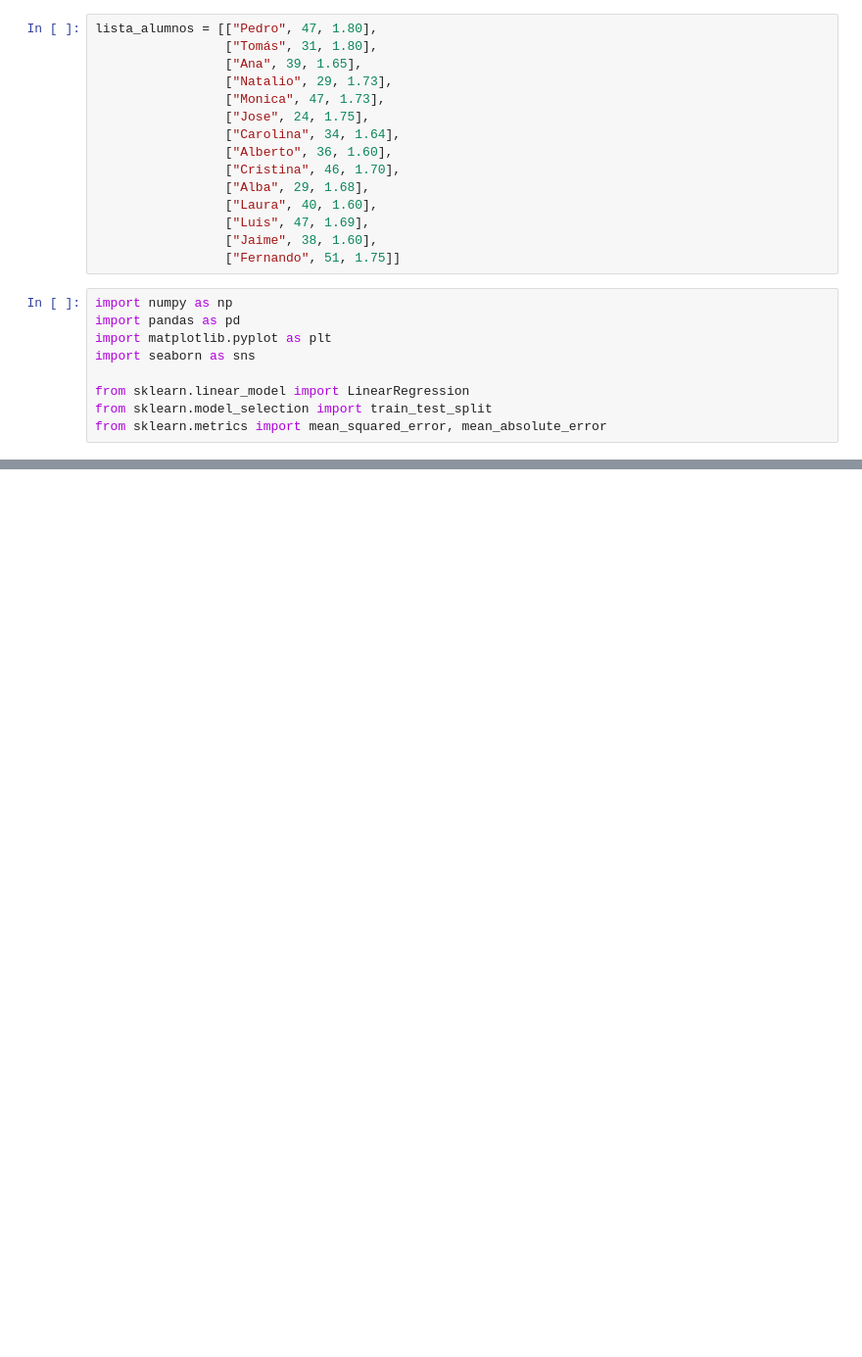
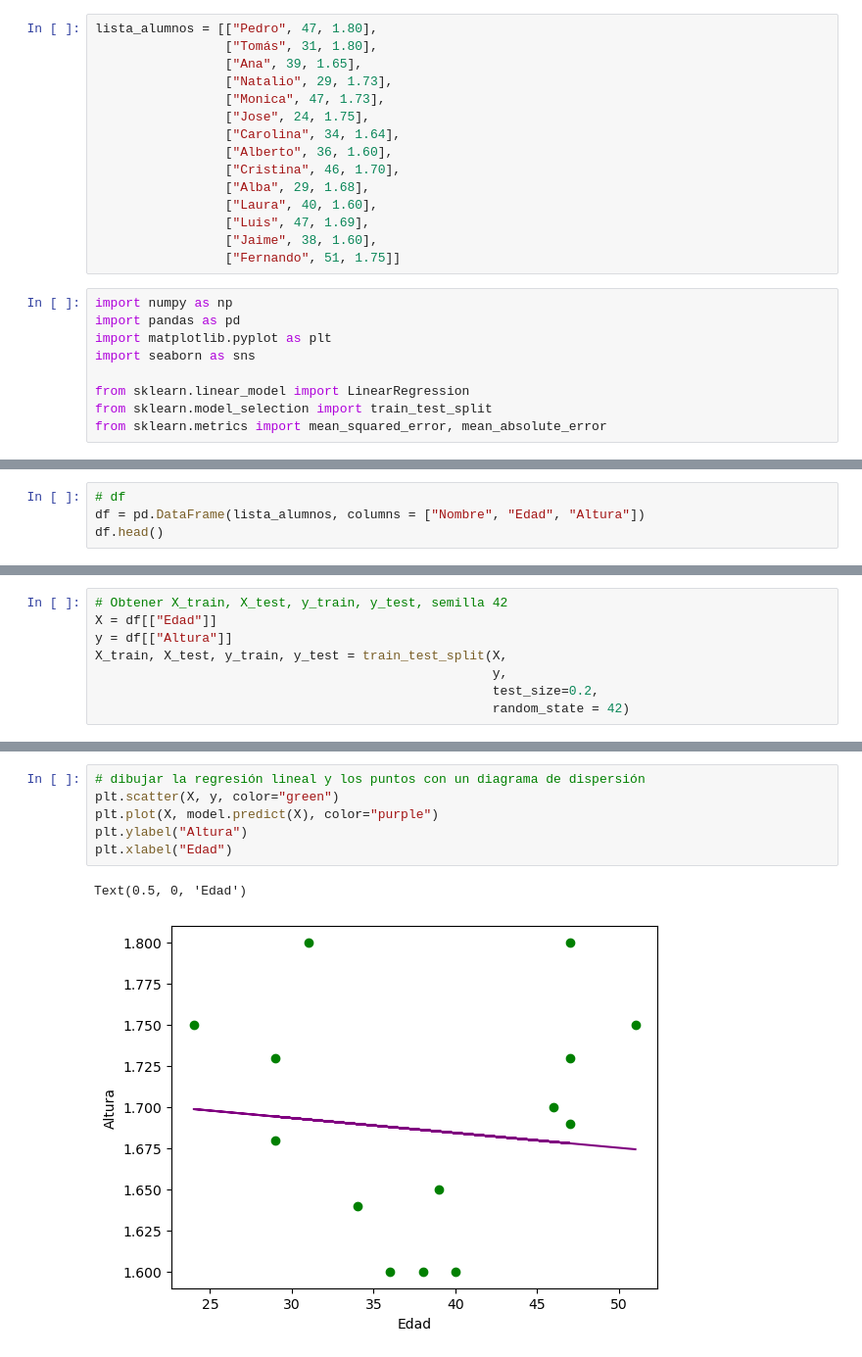
Before and after one commit to nichoces/dsft-jun23, a Jupyter notebook: 3_Machine_learning/3.2_Supervisado/3.2.1_Linear_Regression/1 Height - Clase.ipynb, the cells around one changed output, grey strips where cells are left out. Shown at 98% size. Cells and saved outputs as stored; diff of their text form; blank space fills up the shorter version.

```diff
--- a/3_Machine_learning/3.2_Supervisado/3.2.1_Linear_Regression/1 Height - Clase.ipynb
+++ b/3_Machine_learning/3.2_Supervisado/3.2.1_Linear_Regression/1 Height - Clase.ipynb
@@ -41,0 +33,4 @@ from sklearn.metrics import mean_squared_error, mean_absolute_error
+# %%
+# df
+df = pd.DataFrame(lista_alumnos, columns = ["Nombre", "Edad", "Altura"])
+df.head()
@@ -41,0 +57,8 @@ from sklearn.metrics import mean_squared_error, mean_absolute_error
+# %%
+# Obtener X_train, X_test, y_train, y_test, semilla 42
+X = df[["Edad"]]
+y = df[["Altura"]]
+X_train, X_test, y_train, y_test = train_test_split(X,
+                                                    y,
+                                                    test_size=0.2,
+                                                    random_state = 42)
@@ -41,0 +78,9 @@ from sklearn.metrics import mean_squared_error, mean_absolute_error
+# %%
+# dibujar la regresión lineal y los puntos con un diagrama de dispersión
+plt.scatter(X, y, color="green")
+plt.plot(X, model.predict(X), color="purple")
+plt.ylabel("Altura")
+plt.xlabel("Edad")
+# %% [output]
+Text(0.5, 0, 'Edad')
+[figure, added]
```
Also changed, not shown: parts of 30 cells of this notebook, 2 other files.
